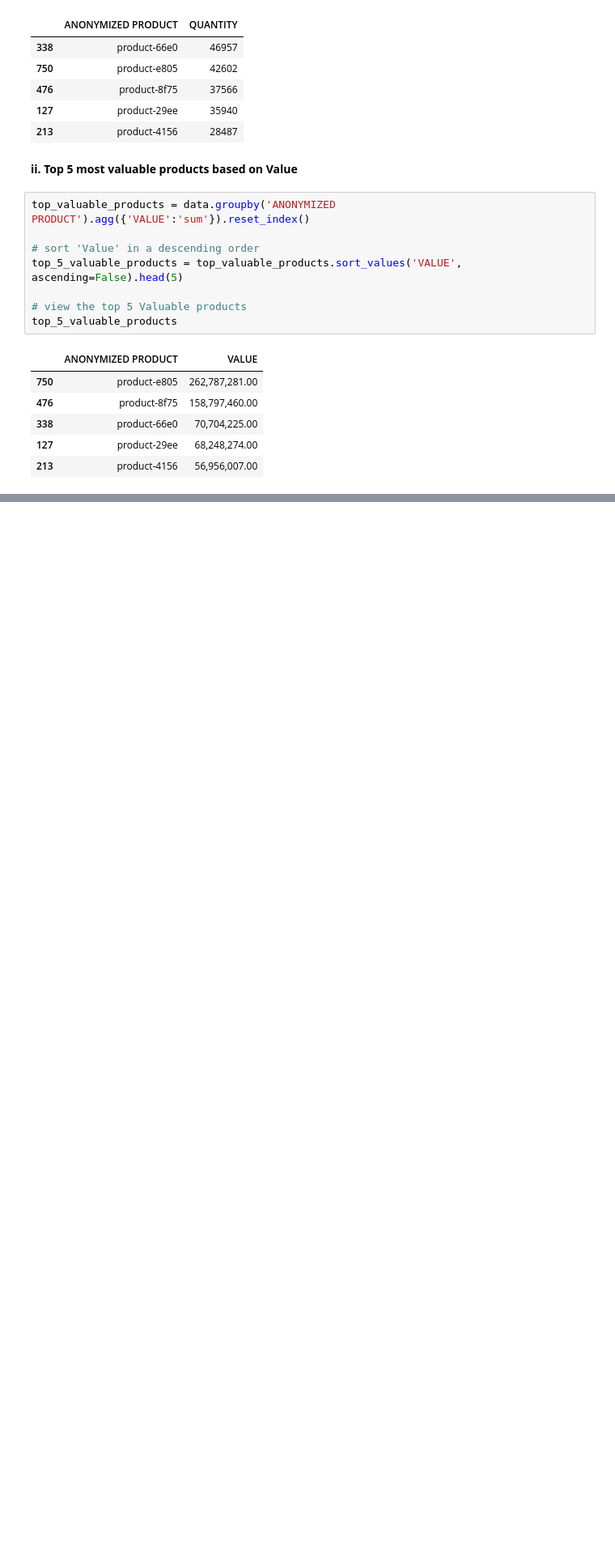
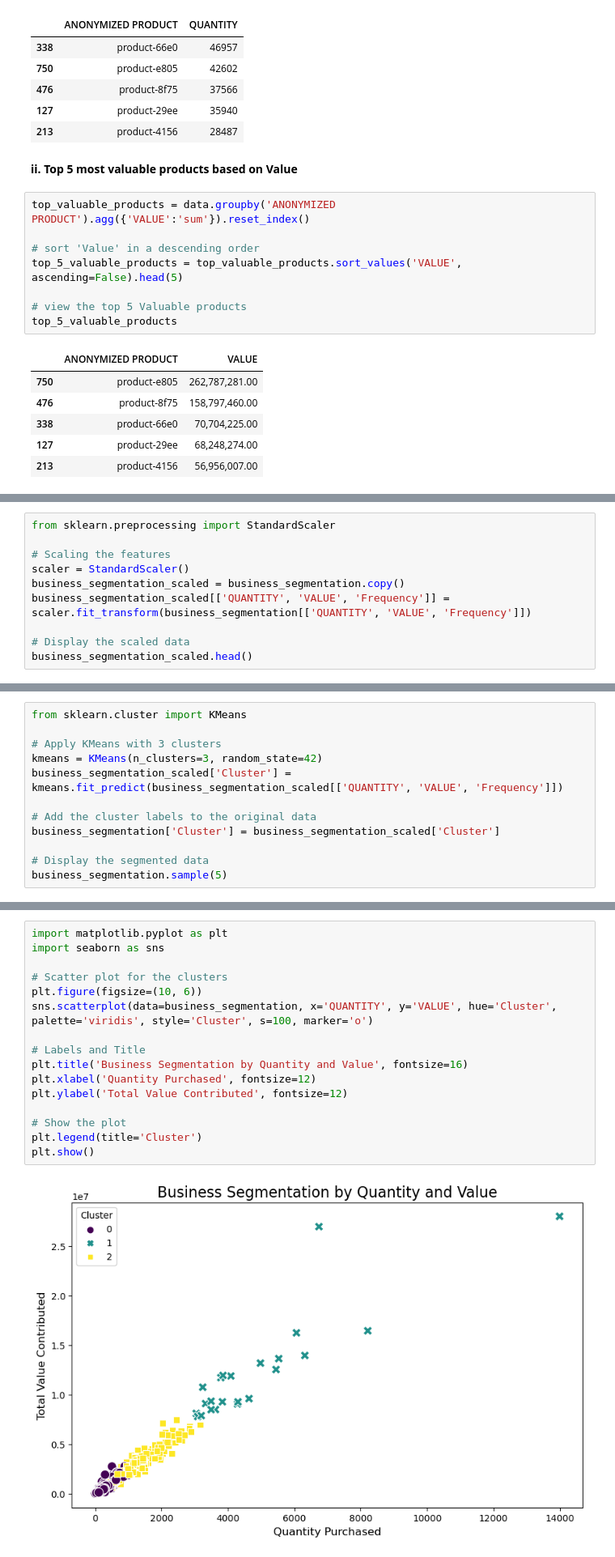
Before and after one commit to PaulMuniu/Kwanza-Tukule-Data-Analysis, a Jupyter notebook: Kwanza_Tukule.ipynb, the cells around one changed output, grey strips where cells are left out. Shown: that part at 81% size. Drawn from its saved outputs; the diff is of its cells as text; blank space fills up the shorter version.

Commit message:
Customer segmentation

```diff
--- a/Kwanza_Tukule.ipynb
+++ b/Kwanza_Tukule.ipynb
@@ -500,0 +533,10 @@ top_5_valuable_products
+# %%
+from sklearn.preprocessing import StandardScaler
+
+# Scaling the features
+scaler = StandardScaler()
+business_segmentation_scaled = business_segmentation.copy()
+business_segmentation_scaled[['QUANTITY', 'VALUE', 'Frequency']] = scaler.fit_transform(business_segmentation[['QUANTITY', 'VALUE', 'Frequency']])
+
+# Display the scaled data
+business_segmentation_scaled.head()
@@ -500,0 +555,12 @@ top_5_valuable_products
+# %%
+from sklearn.cluster import KMeans
+
+# Apply KMeans with 3 clusters
+kmeans = KMeans(n_clusters=3, random_state=42)
+business_segmentation_scaled['Cluster'] = kmeans.fit_predict(business_segmentation_scaled[['QUANTITY', 'VALUE', 'Frequency']])
+
+# Add the cluster labels to the original data
+business_segmentation['Cluster'] = business_segmentation_scaled['Cluster']
+
+# Display the segmented data
+business_segmentation.sample(5)
@@ -500,0 +576,18 @@ top_5_valuable_products
+# %%
+import matplotlib.pyplot as plt
+import seaborn as sns
+
+# Scatter plot for the clusters
+plt.figure(figsize=(10, 6))
+sns.scatterplot(data=business_segmentation, x='QUANTITY', y='VALUE', hue='Cluster', palette='viridis', style='Cluster', s=100, marker='o')
+
+# Labels and Title
+plt.title('Business Segmentation by Quantity and Value', fontsize=16)
+plt.xlabel('Quantity Purchased', fontsize=12)
+plt.ylabel('Total Value Contributed', fontsize=12)
+
+# Show the plot
+plt.legend(title='Cluster')
+plt.show()
+# %% [output]
+[figure, added]
```
Also changed, not shown: parts of 12 cells of this notebook.
